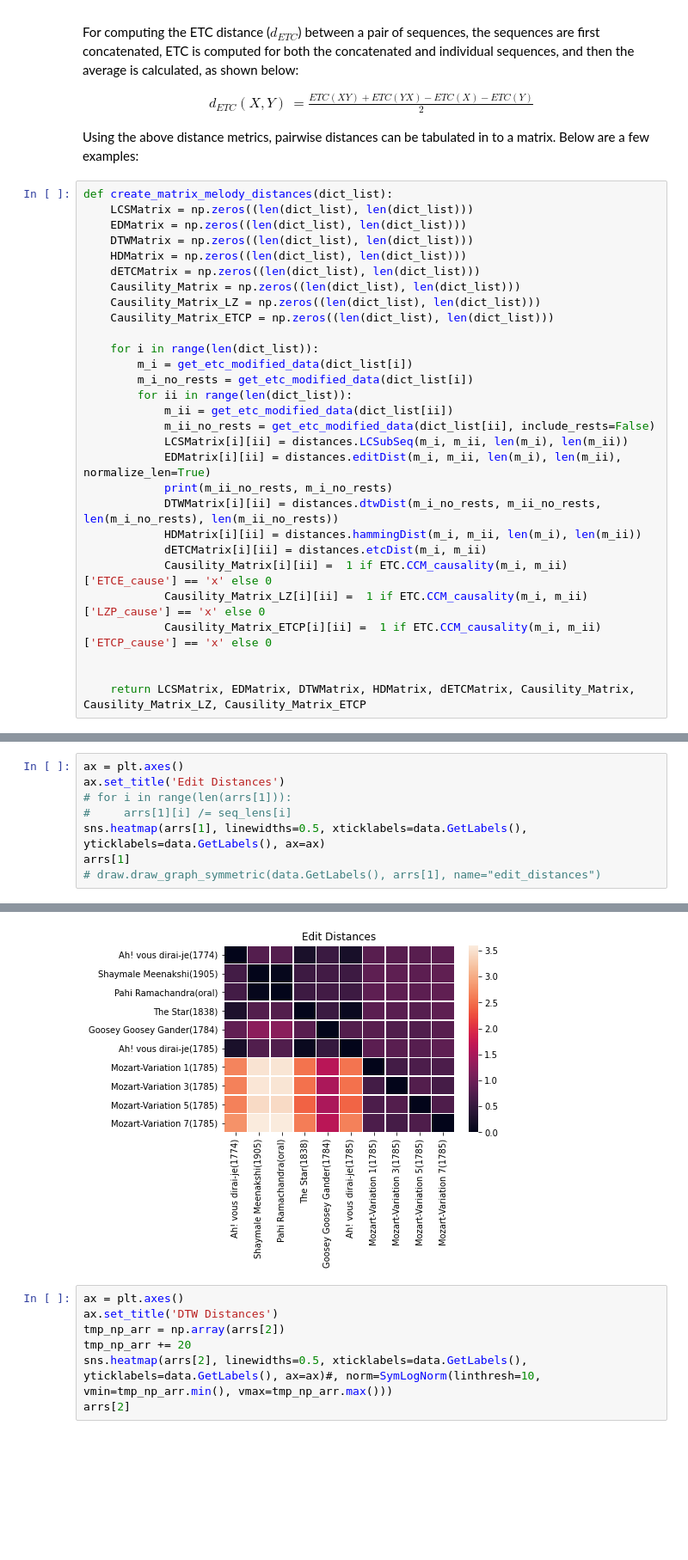
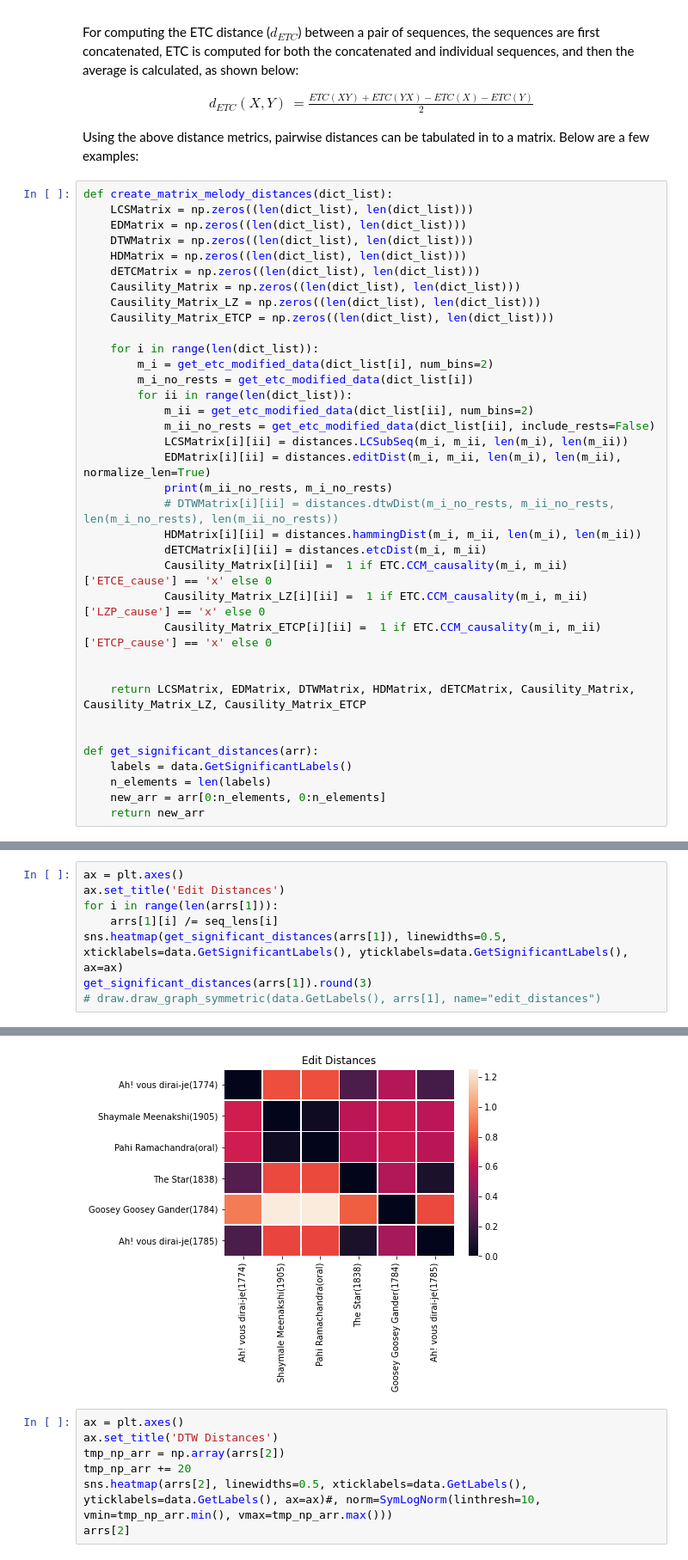
Before and after one commit to thekoc11/notation-metrics, a Jupyter notebook: scratch.ipynb, the cells around one changed output, grey strips where cells are left out. Shown at 86% size. Cells and saved outputs as stored; diff of their text form; blank space fills up the shorter version.

```diff
--- a/scratch.ipynb
+++ b/scratch.ipynb
@@ -145,15 +145,15 @@ def create_matrix_melody_distances(dict_list):
     Causility_Matrix_ETCP = np.zeros((len(dict_list), len(dict_list)))
 
     for i in range(len(dict_list)):
-        m_i = get_etc_modified_data(dict_list[i])
+        m_i = get_etc_modified_data(dict_list[i], num_bins=2)
         m_i_no_rests = get_etc_modified_data(dict_list[i])
         for ii in range(len(dict_list)):
-            m_ii = get_etc_modified_data(dict_list[ii])
+            m_ii = get_etc_modified_data(dict_list[ii], num_bins=2)
             m_ii_no_rests = get_etc_modified_data(dict_list[ii], include_rests=False)
             LCSMatrix[i][ii] = distances.LCSubSeq(m_i, m_ii, len(m_i), len(m_ii))
             EDMatrix[i][ii] = distances.editDist(m_i, m_ii, len(m_i), len(m_ii), normalize_len=True)
             print(m_ii_no_rests, m_i_no_rests)
-            DTWMatrix[i][ii] = distances.dtwDist(m_i_no_rests, m_ii_no_rests, len(m_i_no_rests), len(m_ii_no_rests))
+            # DTWMatrix[i][ii] = distances.dtwDist(m_i_no_rests, m_ii_no_rests, len(m_i_no_rests), len(m_ii_no_rests))
             HDMatrix[i][ii] = distances.hammingDist(m_i, m_ii, len(m_i), len(m_ii))
             dETCMatrix[i][ii] = distances.etcDist(m_i, m_ii)
             Causility_Matrix[i][ii] =  1 if ETC.CCM_causality(m_i, m_ii)['ETCE_cause'] == 'x' else 0
@@ -162,6 +162,13 @@ def create_matrix_melody_distances(dict_list):
 
 
     return LCSMatrix, EDMatrix, DTWMatrix, HDMatrix, dETCMatrix, Causility_Matrix, Causility_Matrix_LZ, Causility_Matrix_ETCP
+
+
+def get_significant_distances(arr):
+    labels = data.GetSignificantLabels()
+    n_elements = len(labels)
+    new_arr = arr[0:n_elements, 0:n_elements]
+    return new_arr
 # %%
 %matplotlib inline
 import seaborn as sns
@@ -202,9 +200,9 @@ seq_lens
 # %%
 ax = plt.axes()
 ax.set_title('Edit Distances')
-# for i in range(len(arrs[1])):
-#     arrs[1][i] /= seq_lens[i]
-sns.heatmap(arrs[1], linewidths=0.5, xticklabels=data.GetLabels(), yticklabels=data.GetLabels(), ax=ax)
-arrs[1]
+for i in range(len(arrs[1])):
+    arrs[1][i] /= seq_lens[i]
+sns.heatmap(get_significant_distances(arrs[1]), linewidths=0.5, xticklabels=data.GetSignificantLabels(), yticklabels=data.GetSignificantLabels(), ax=ax)
+get_significant_distances(arrs[1]).round(3)
 # draw.draw_graph_symmetric(data.GetLabels(), arrs[1], name="edit_distances")
 # %% [output]
@@ -231,4 +215,4 @@ array([[0.        , 0.79166667, 0.78846154, 0.25      , 0.55769231,
-[figure, old version]
+[figure, new version]
 # %%
 ax = plt.axes()
 ax.set_title('DTW Distances')
```
Also changed, not shown: parts of 9 cells of this notebook, 5 other files.
